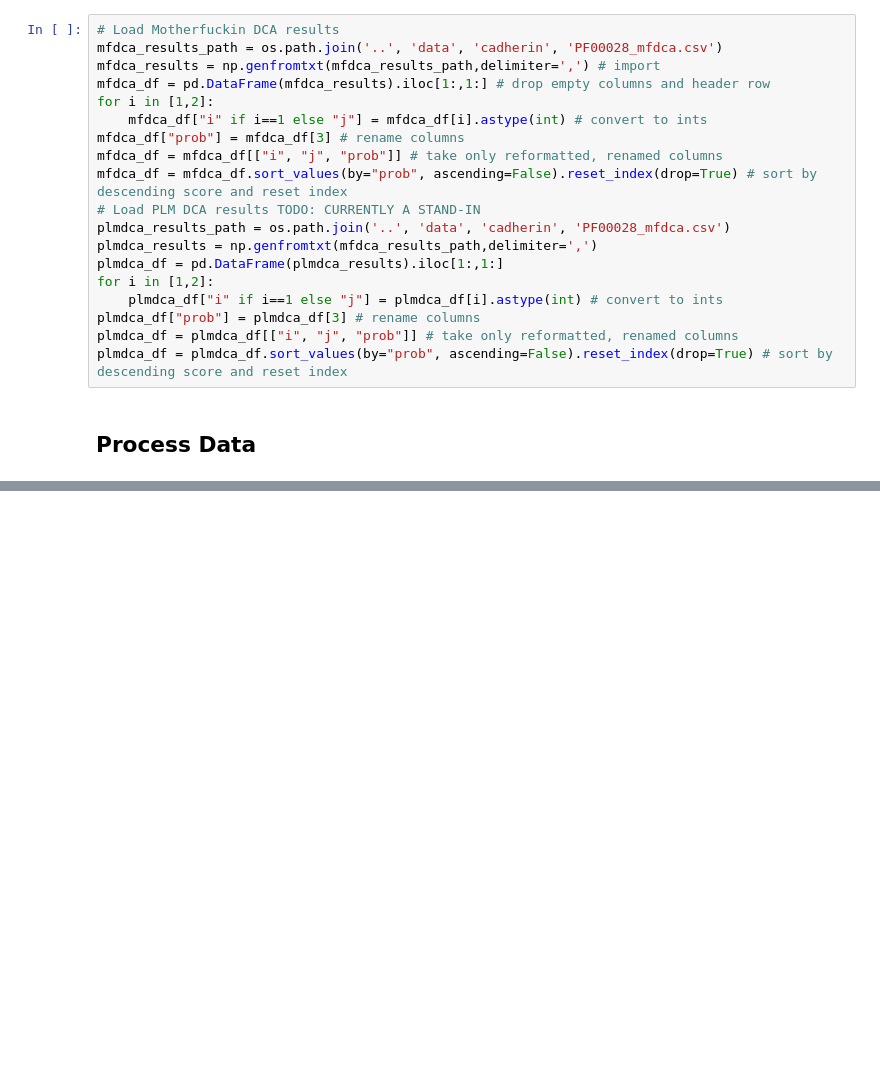
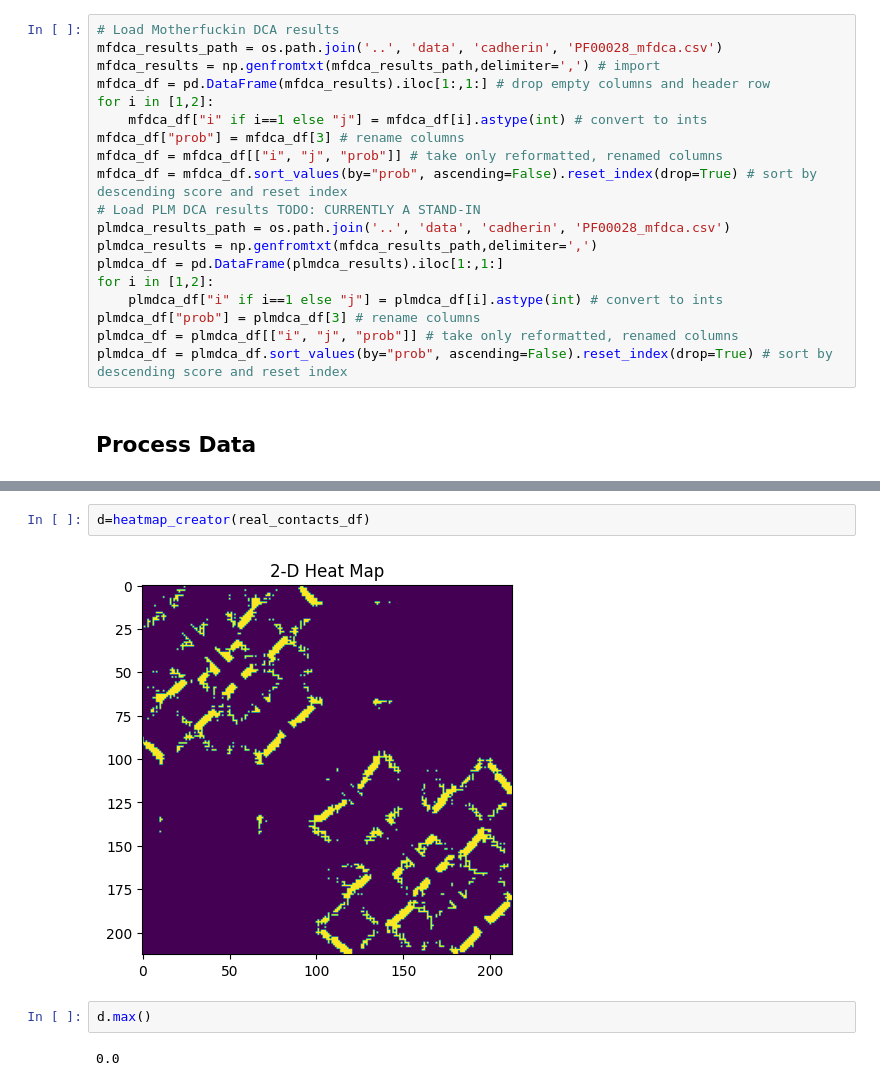
Before and after one commit to Vincent-La/cmsc702-protein-lm, a Jupyter notebook: notebooks/scoring_correlation.ipynb, the cells around one changed output, grey strips where cells are left out. Drawn from its saved outputs; the diff is of its cells as text; blank space fills up the shorter version.

```diff
--- a/notebooks/scoring_correlation.ipynb
+++ b/notebooks/scoring_correlation.ipynb
@@ -104,0 +145,8 @@ top_L_mf
+# %%
+d=heatmap_creator(real_contacts_df)
+# %% [output]
+[figure, added]
+# %%
+d.max()
+# %% [output]
+0.0
```
Also changed, not shown: parts of 7 cells of this notebook.
